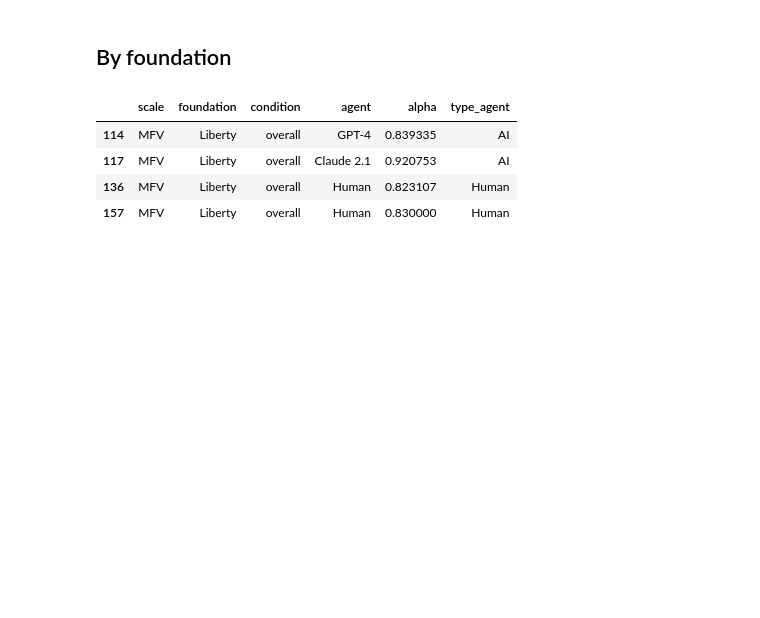
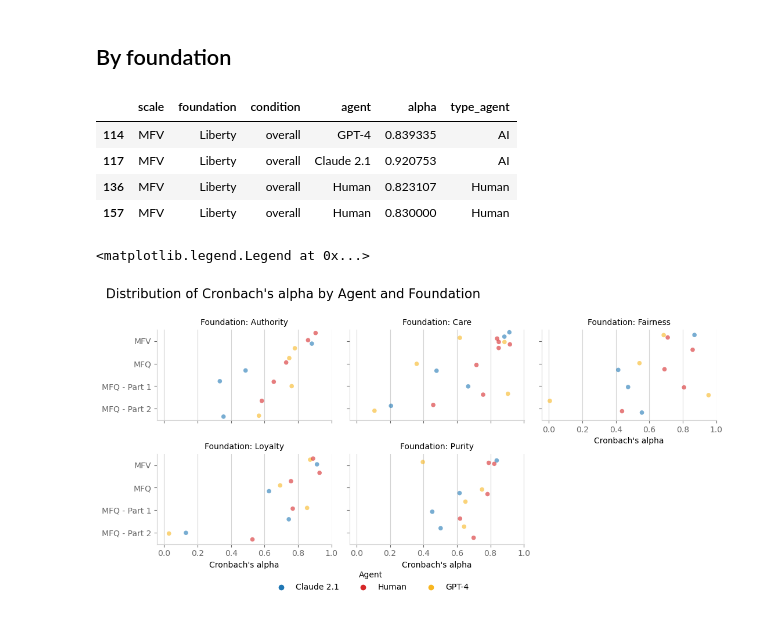
Before and after one commit to joseluizn/mfv_llm, a Jupyter notebook: 4 - visualizations.ipynb, the cells around one changed output. Cells and saved outputs as stored; diff of their text form; code cells hidden in the pictures; blank space fills up the shorter version.

```diff
--- a/4 - visualizations.ipynb
+++ b/4 - visualizations.ipynb
@@ -165,6 +165,56 @@ cronbach_df.query("condition == 'overall' and foundation == 'Liberty'")
 | 117 | MFV | Liberty | overall | Claude 2.1 | 0.920753 | AI |
 | 136 | MFV | Liberty | overall | Human | 0.823107 | Human |
 | 157 | MFV | Liberty | overall | Human | 0.830000 | Human |
+# %%
+g = sns.catplot(
+    col="foundation",
+    col_wrap=3,
+    # row="type_agent",
+    x="alpha",
+    y="scale",
+    hue="agent",
+    palette=["#1f77b4", "#d62728", "#f8b620"],
+    hue_order=["Claude 2.1", "Human", "GPT-4"],
+    # row_order=["Claude 2.1", "Human", "GPT-4"],
+    alpha=0.6,
+    jitter=0.4,
+    order=[
+        "MFV",
+        "MFQ",
+        "MFQ - Part 1",
+        "MFQ - Part 2",
+    ],
+    data=cronbach_df.replace({"Care (e)": "Care", "Care (p)": "Care"})
+    .query("foundation != 'Liberty' and condition == 'overall'")
+    .sort_values("foundation"),  # .query("condition != 'overall'").dropna(),
+    height=2.5,
+    aspect=1.3,
+    margin_titles=False,
+    legend=True,
+    s=30,
+)
+
+g.set_ylabels("")
+g.set_xlabels("Cronbach's alpha")
+g.set_titles("Foundation: {col_name}", fontsize=13)
+# remove title from rows after first
+
+g._legend.remove()
+g.fig.suptitle("Distribution of Cronbach's alpha by Agent and Foundation", x=0.02, ha="left", fontsize=16, y=1.0,),
+g.fig.subplots_adjust(top=0.925)
+g.fig.tight_layout()
+# set legend to bottom
+g.fig.legend(ncols=3,  title="Agent", loc="lower center", bbox_to_anchor=(0.435, -0.07), frameon=False)
+
+# g.fig.savefig("figs/cronbachs_by_foundation.png", dpi=300, bbox_inches="tight")
+# g.fig.savefig("figs/cronbachs_by_foundation.pdf", dpi=300, bbox_inches="tight")
+
+
+# reduzir peso das linhas (mudar eixo pra cinza), tick labels menores cinza escura, grafico na horizontal
+# mexer na opacidade e ajustar cores
+# %% [output]
+<matplotlib.legend.Legend at 0x...>
+[figure, added]
 # %%
 g = sns.catplot(
     col="foundation",
```
Also changed, not shown: parts of 2 cells of this notebook, 9 other files.
